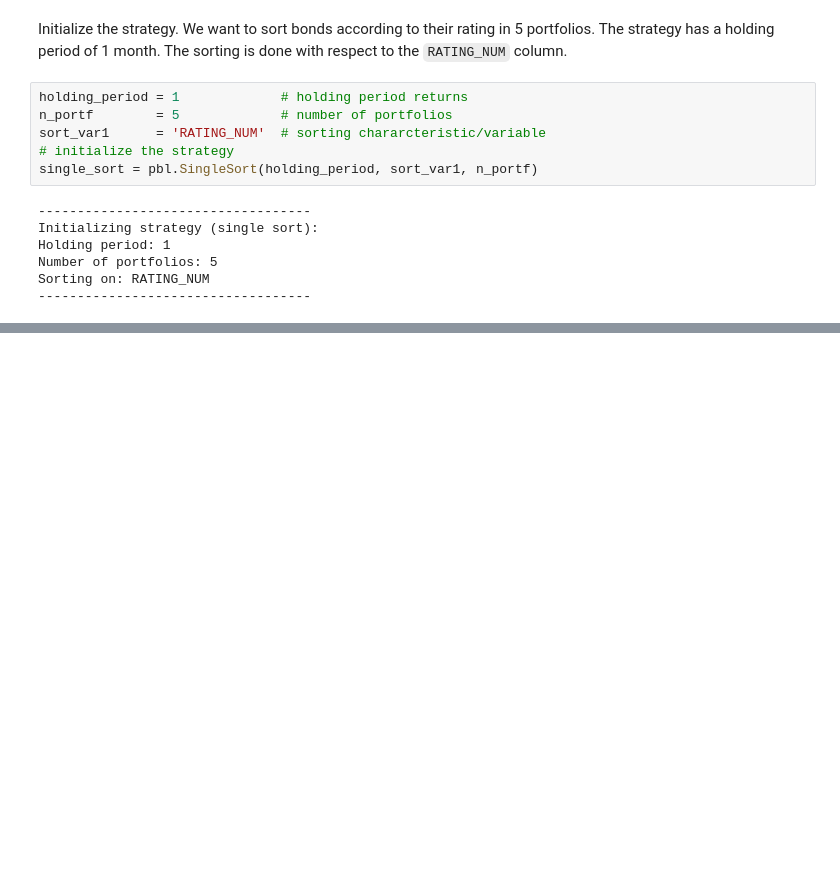
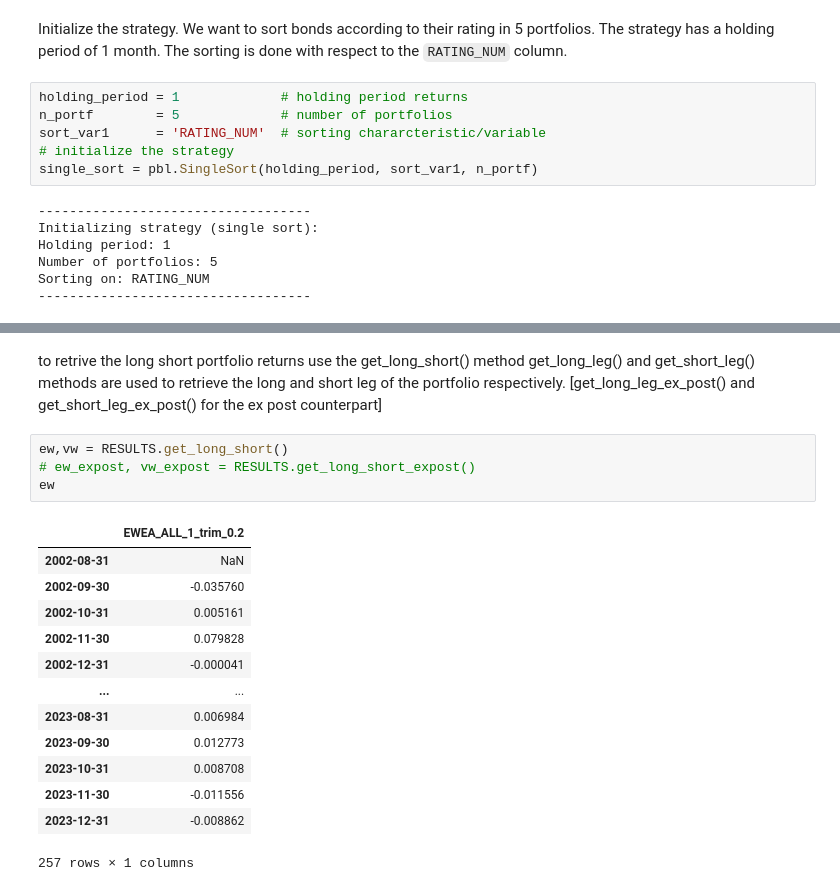
Before and after one commit to GiulioRossetti94/PyBondLab, a Jupyter notebook: example_ratings.ipynb, the cells around one changed output, grey strips where cells are left out. Drawn from its saved outputs; the diff is of its cells as text; blank space fills up the shorter version.

```diff
--- a/example_ratings.ipynb
+++ b/example_ratings.ipynb
@@ -52,0 +72,22 @@ params = {'strategy': single_sort,
+# %% [markdown]
+to retrive the long short portfolio returns use the get_long_short() method
+get_long_leg() and get_short_leg() methods are used to retrieve the long and short leg of the portfolio respectively.
+[get_long_leg_ex_post() and get_short_leg_ex_post() for the ex post counterpart]
+# %%
+ew,vw = RESULTS.get_long_short()
+# ew_expost, vw_expost = RESULTS.get_long_short_expost()
+ew
+# %% [output]
+|  | EWEA_ALL_1_trim_0.2 |
+| 2002-08-31 | NaN |
+| 2002-09-30 | -0.035760 |
+| 2002-10-31 | 0.005161 |
+| 2002-11-30 | 0.079828 |
+| 2002-12-31 | -0.000041 |
+| ... | ... |
+| 2023-08-31 | 0.006984 |
+| 2023-09-30 | 0.012773 |
+| 2023-10-31 | 0.008708 |
+| 2023-11-30 | -0.011556 |
+| 2023-12-31 | -0.008862 |
+257 rows × 1 columns
```
Also changed, not shown: parts of 9 cells of this notebook.
